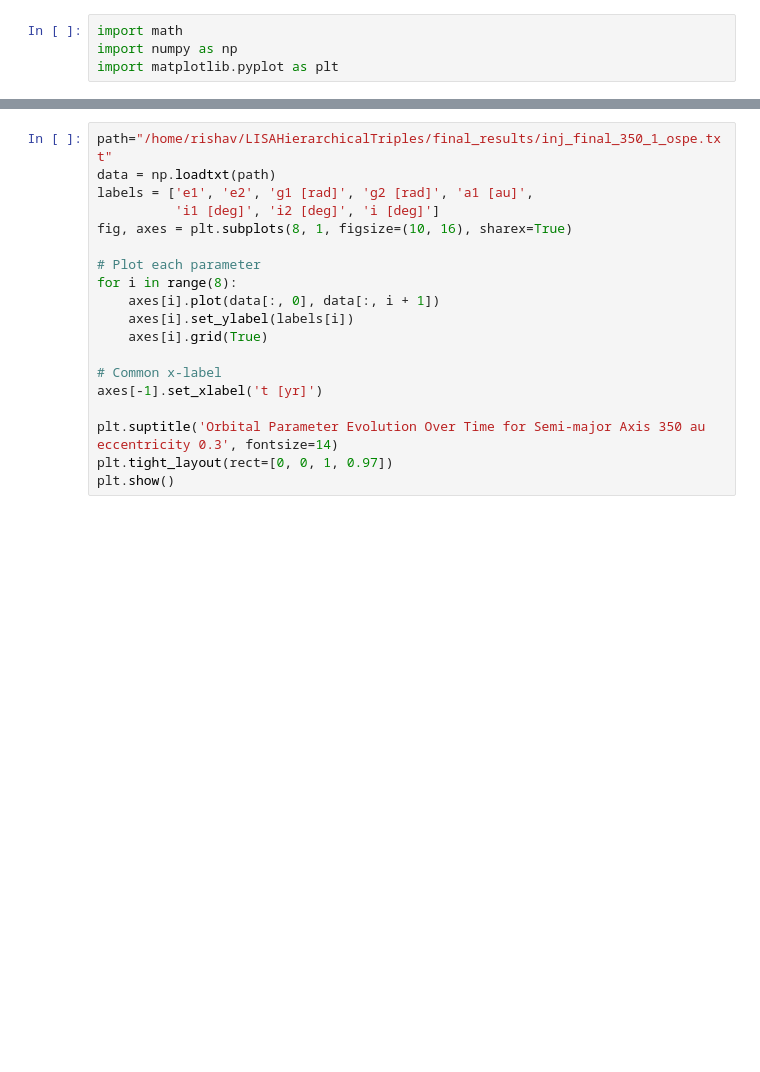
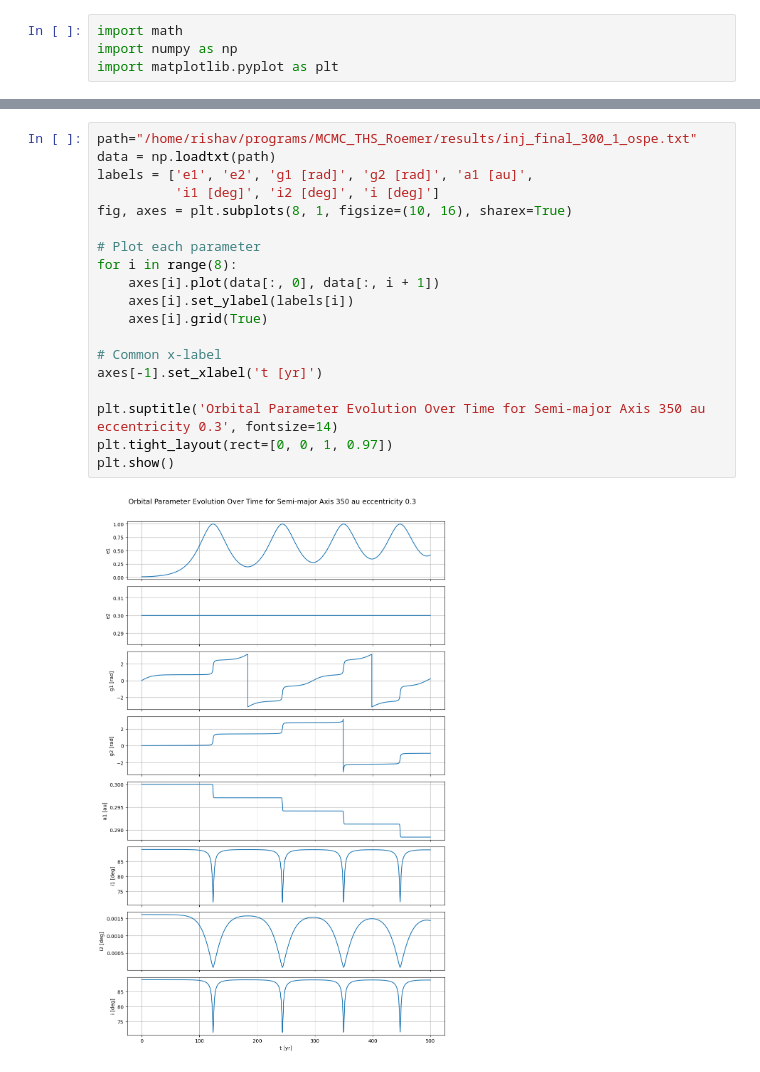
Before and after one commit to rishavrste/MCMC_THS_Roemer, a Jupyter notebook: orbit_stability_with_new_data.ipynb, the cells around one changed output, grey strips where cells are left out. Cells and saved outputs as stored; diff of their text form; blank space fills up the shorter version.

```diff
--- a/orbit_stability_with_new_data.ipynb
+++ b/orbit_stability_with_new_data.ipynb
@@ -105,19 +111,21 @@ plt.show()
 # %%
-path="/home/rishav/LISAHierarchicalTriples/final_results/inj_final_350_1_ospe.txt"
+path="/home/rishav/programs/MCMC_THS_Roemer/results/inj_final_300_1_ospe.txt"
 data = np.loadtxt(path)
 labels = ['e1', 'e2', 'g1 [rad]', 'g2 [rad]', 'a1 [au]',
           'i1 [deg]', 'i2 [deg]', 'i [deg]']
 fig, axes = plt.subplots(8, 1, figsize=(10, 16), sharex=True)
 
 # Plot each parameter
 for i in range(8):
     axes[i].plot(data[:, 0], data[:, i + 1])
     axes[i].set_ylabel(labels[i])
     axes[i].grid(True)
 
 # Common x-label
 axes[-1].set_xlabel('t [yr]')
 
 plt.suptitle('Orbital Parameter Evolution Over Time for Semi-major Axis 350 au eccentricity 0.3', fontsize=14)
 plt.tight_layout(rect=[0, 0, 1, 0.97])
 plt.show()
+# %% [output]
+[figure, added]
```
Also changed, not shown: parts of 5 cells of this notebook.
